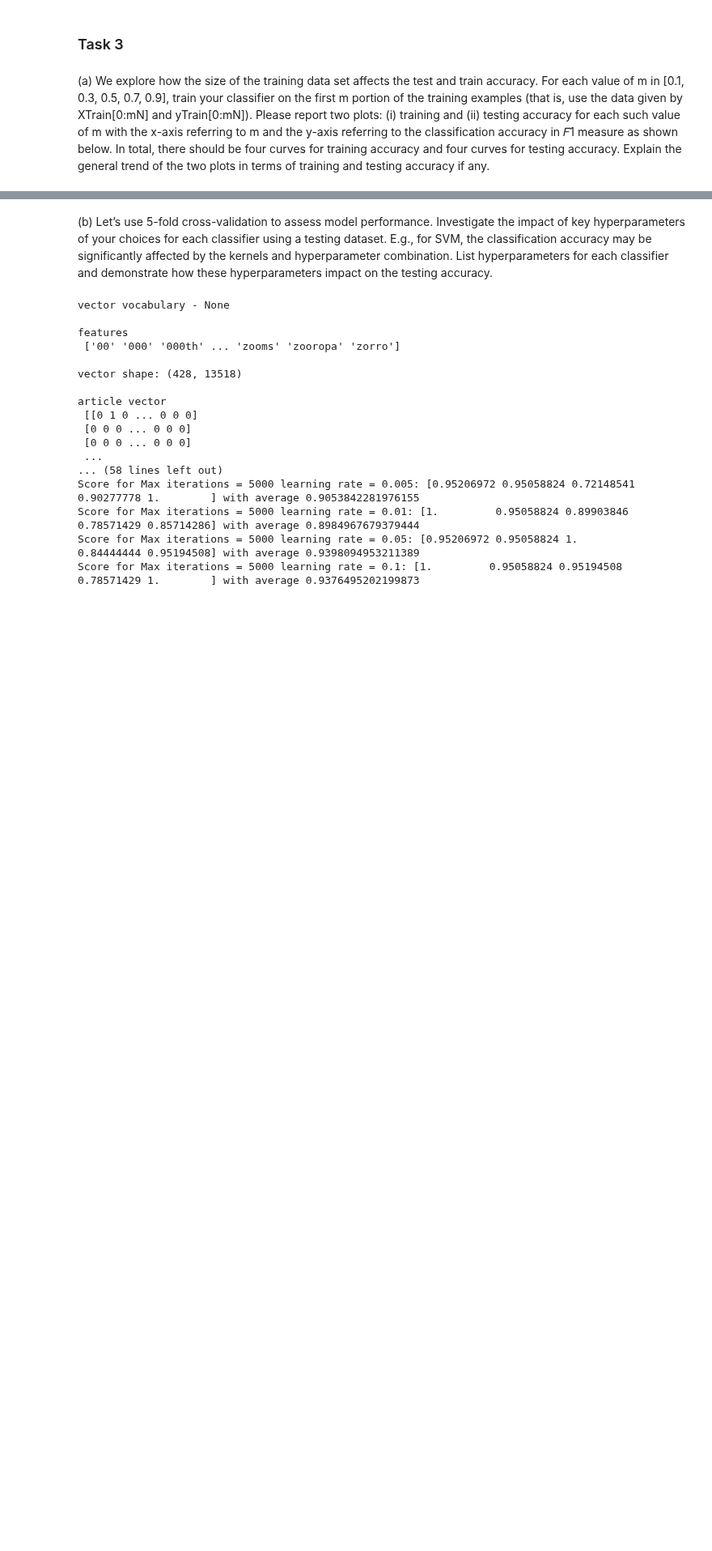
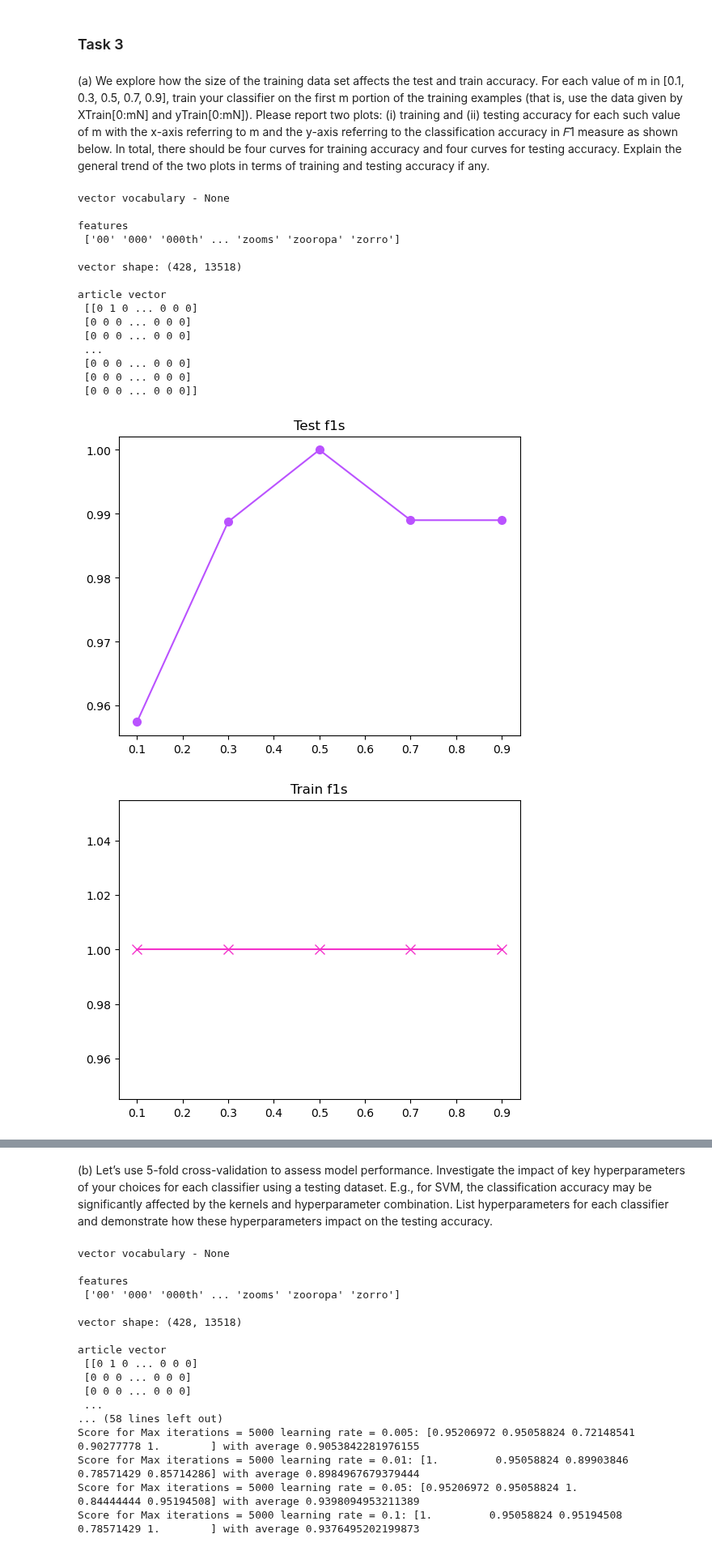
Before and after one commit to spartanjax/cs361_shared_assigment, a Jupyter notebook: Divided Parts/Classifiers/D_NN_LxH.ipynb, the cells around one changed output, grey strips where cells are left out. Shown at 81% size. Cells and saved outputs as stored; diff of their text form; code cells hidden in the pictures; blank space fills up the shorter version.

```diff
--- a/Divided Parts/Classifiers/D_NN_LxH.ipynb
+++ b/Divided Parts/Classifiers/D_NN_LxH.ipynb
@@ -214,6 +170,31 @@ and the y-axis referring to the classification accuracy in 𝐹1 measure as show
 there should be four curves for training accuracy and four curves for testing accuracy. Explain
 the general trend of the two plots in terms of training and testing accuracy if any.
 # %%
+def main():
+    data = make_df("../../train.csv")
+    y = data["Category"]
+    test_data = make_df("../../test.csv")
+    y_test = test_data["Category"]
+    vector, vector_test = vectorize(data, test_data)
+
+    ms = [0.1, 0.3, 0.5, 0.7, 0.9]
+    test_f1s = []
+    train_f1s = []
+
+    for m in ms:
+        train_f1, test_f1 = train_on_m(y, vector, vector_test, m, y_test)
+        test_f1s.append(test_f1)
+        train_f1s.append(train_f1)
+
+
+    plt.plot(ms, test_f1s, marker = "o", color = "#BA52FF", markersize = 7)
+    plt.title("Test f1s")
+    plt.show()
+
+    plt.plot(ms, train_f1s, marker = "x", color = "#F431CB", markersize = 8)
+    plt.title("Train f1s")
+    plt.show()
+
 def train_on_m(train_y, vector, vector_test, m, y_test):
 
     sub_vector = vector[0:round(vector.shape[0]*m)]
@@ -226,30 +207,50 @@ def train_on_m(train_y, vector, vector_test, m, y_test):
 
     train_f1 = calc_f1(preds_train, train_y)
     test_f1 = calc_f1(preds_test, y_test)
 
     return train_f1, test_f1
 
 def calc_f1(preds, actual):
     tp = 0
     fp = 0
     fn = 0
     tn = 0
 
 # tech is positive
 
     for i in range(len(preds)):
         if preds[i] == "tech" and actual[i] == "tech":
             tp += 1
         elif preds[i] == "tech" and actual[i] == "entertainment":
             fp += 1
         elif preds[i] == "entertainment" and actual[i] == "entertainment":
             tn += 1
         else:
             fn += 1
 
 
     precision = tp / (tp + fp)
     recall = tp / (tp + fn)
     f1 = 2*((precision*recall) / (precision+recall))
 
     return f1
+
+main()
+# %% [output]
+vector vocabulary - None
+
+features
+ ['00' '000' '000th' ... 'zooms' 'zooropa' 'zorro']
+
+vector shape: (428, 13518)
+
+article vector
+ [[0 1 0 ... 0 0 0]
+ [0 0 0 ... 0 0 0]
+ [0 0 0 ... 0 0 0]
+ ...
+ [0 0 0 ... 0 0 0]
+ [0 0 0 ... 0 0 0]
+ [0 0 0 ... 0 0 0]]
+[figure, added]
+[figure, added]
```
Also changed, not shown: parts of 2 cells of this notebook.
